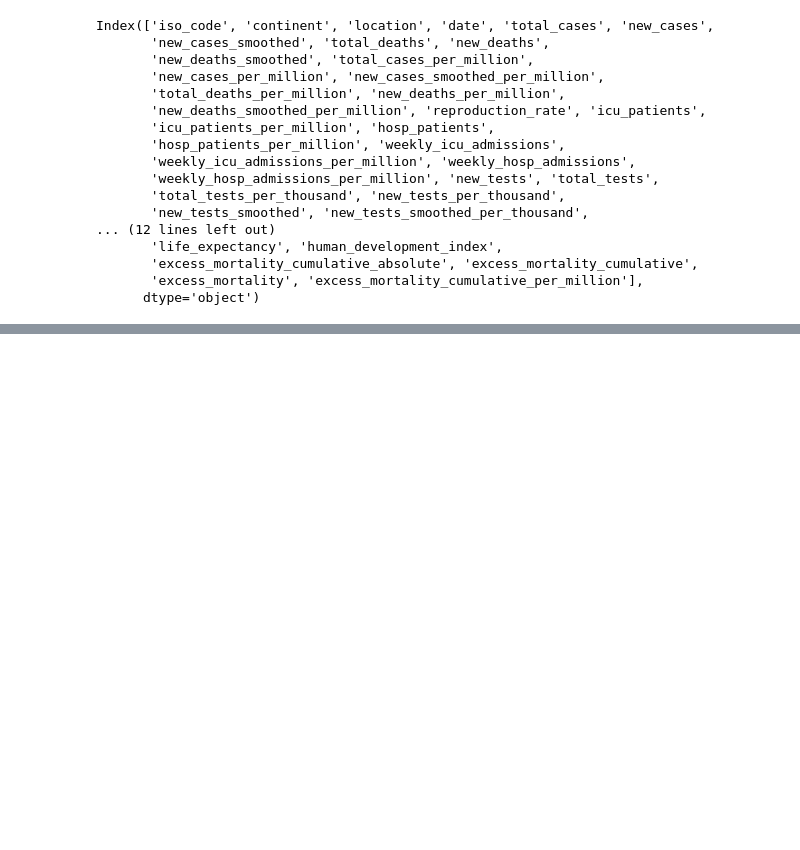
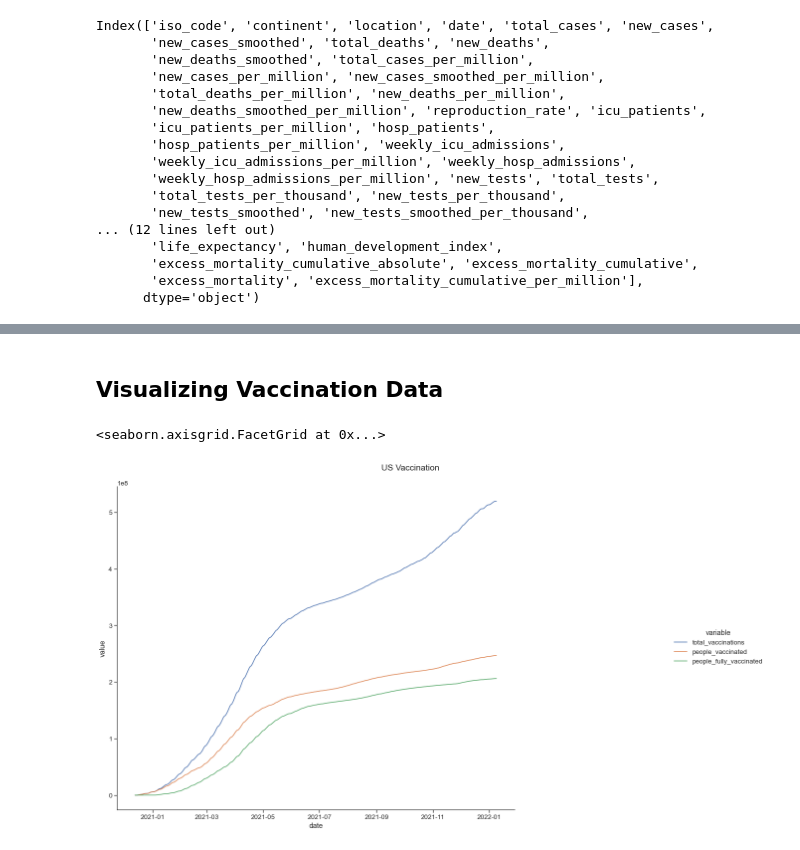
Before and after one commit to jitrapon/mads-milestone-i, a Jupyter notebook: exploration.ipynb, the cells around one changed output, grey strips where cells are left out. Saved outputs shown, nothing was run; the diff lists cells and outputs as text; code cells hidden in the pictures; blank space fills up the shorter version.

Commit message:
Add some visualization for vaccination

```diff
--- a/exploration.ipynb
+++ b/exploration.ipynb
@@ -39,3 +43,20 @@ Index(['iso_code', 'continent', 'location', 'date', 'total_cases', 'new_cases',
        'excess_mortality_cumulative_absolute', 'excess_mortality_cumulative',
        'excess_mortality', 'excess_mortality_cumulative_per_million'],
       dtype='object')
+# %%
+from pandas import DataFrame
+
+
+def filter_country_vac(df: DataFrame, country: str) -> DataFrame:
+    country_df = df[df['location'] == country]
+    country_df['date'] = pd.to_datetime(country_df['date'])
+    country_df.fillna(0, inplace=True)
+    return country_df[['date', 'total_vaccinations', 'people_vaccinated', 'people_fully_vaccinated', 'total_boosters',
+                       'new_vaccinations', 'new_vaccinations_smoothed', 'total_vaccinations_per_hundred',
+                       'people_vaccinated_per_hundred', 'people_fully_vaccinated_per_hundred',
+                       'total_boosters_per_hundred', 'new_vaccinations_smoothed_per_million',
+                       'new_people_vaccinated_smoothed', 'new_people_vaccinated_smoothed_per_hundred']]
+# %%
+covid_us_df = filter_country_vac(covid_df, 'United States')
+covid_th_df = filter_country_vac(covid_df, 'Thailand')
+covid_kor_df = filter_country_vac(covid_df, 'South Korea')
@@ -41,0 +89,2 @@ Index(['iso_code', 'continent', 'location', 'date', 'total_cases', 'new_cases',
+# %% [markdown]
+## Visualizing Vaccination Data
@@ -41,0 +98,23 @@ Index(['iso_code', 'continent', 'location', 'date', 'total_cases', 'new_cases',
+# %%
+def prepare_dataframe_for_visualization(df: DataFrame):
+    df = df.drop(
+        ['total_boosters', 'new_vaccinations', 'new_vaccinations_smoothed', 'total_vaccinations_per_hundred',
+         'people_vaccinated_per_hundred', 'people_fully_vaccinated_per_hundred', 'total_boosters_per_hundred',
+         'new_vaccinations_smoothed_per_million', 'new_people_vaccinated_smoothed',
+         'new_people_vaccinated_smoothed_per_hundred'], axis=1)
+    df = df[~df[['total_vaccinations', 'people_vaccinated', 'people_fully_vaccinated']].eq(0).all(
+        axis=1)]  # drop all rows with those columns eq 0
+    df = df.melt(id_vars=['date'])
+    return df
+# %%
+def visualize_country_vac(df: DataFrame, width, height, title) -> FacetGrid:
+    ax = sns.relplot(x="date", y="value", hue='variable', kind='line', data=df)
+    ax.fig.set_figwidth(width)
+    ax.fig.set_figheight(height)
+    ax.fig.suptitle(title)
+    return ax
+# %%
+visualize_country_vac(prepare_dataframe_for_visualization(covid_us_df), 20, 11, 'US Vaccination')
+# %% [output]
+<seaborn.axisgrid.FacetGrid at 0x...>
+[figure, added]
```
Also changed, not shown: parts of 13 cells of this notebook, 1 other file.
